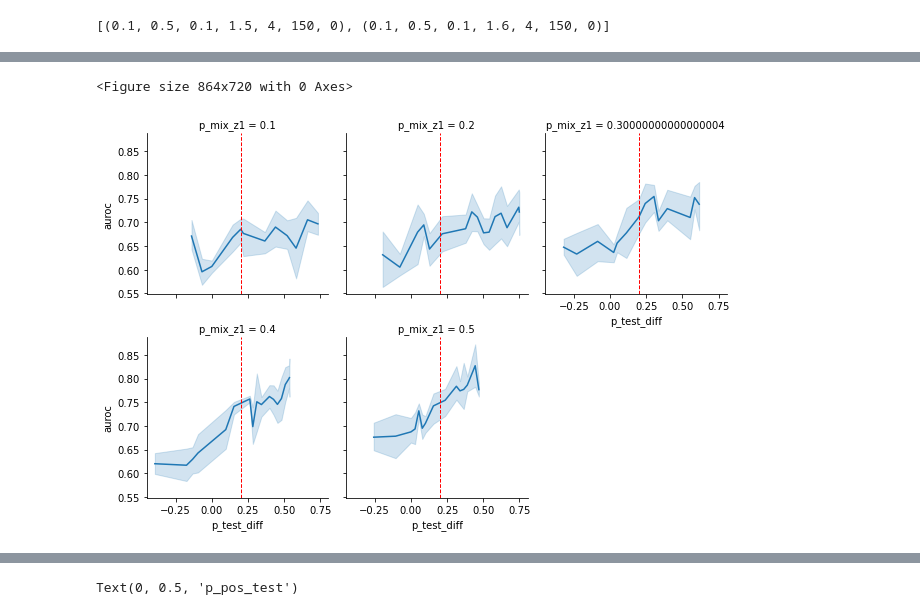
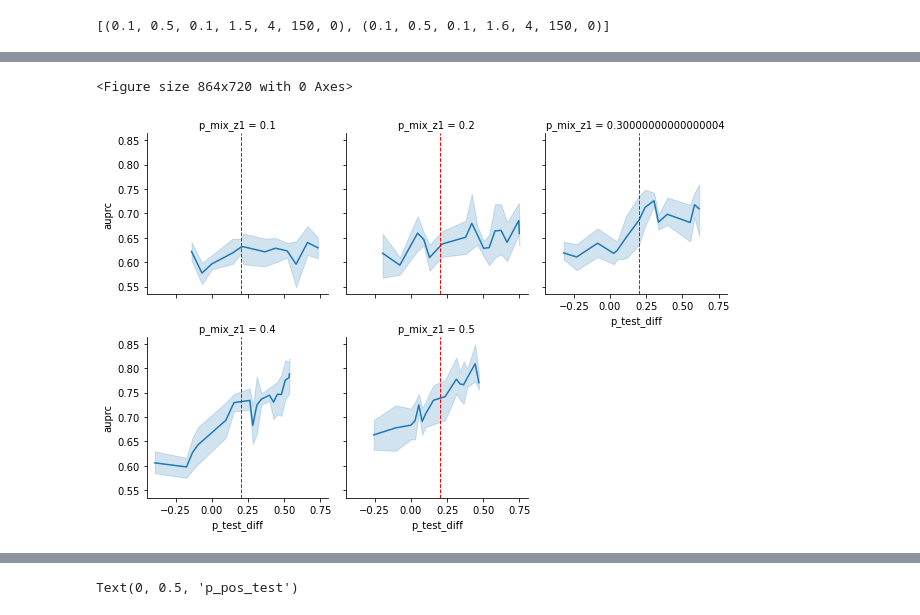
Before and after one commit to LinguisticAnomalies/DeconDTN, a Jupyter notebook: notebooks_xiruo/[test] Build Models-SingleLabel.ipynb, the cells around one changed output, grey strips where cells are left out. Cells and saved outputs as stored; diff of their text form; code cells hidden in the pictures.

```diff
--- a/notebooks_xiruo/[test] Build Models-SingleLabel.ipynb
+++ b/notebooks_xiruo/[test] Build Models-SingleLabel.ipynb
@@ -1045,8 +1050,8 @@ plotAlphaPmix(losses=losses_ls[1], alpha_train=2, key_metric='auprc')
 # %%
-tmp = plotAlphaDiffPmix(losses=losses_ls[1], alpha_diff_train=0.2, key_metric="auroc")
+tmp = plotAlphaDiffPmix(losses=losses_ls[1], alpha_diff_train=0.2, key_metric="auprc")
 # %% [output]
 <Figure size 864x720 with 0 Axes>
-[figure, old version]
+[figure, new version]
 # %%
 tmp = plotAlphaDiffPmix(losses=losses_ls[1], alpha_diff_train=0.2, key_metric="auroc")
 # %% [output]
```
Also changed, not shown: parts of 42 cells of this notebook, 1 other file.
